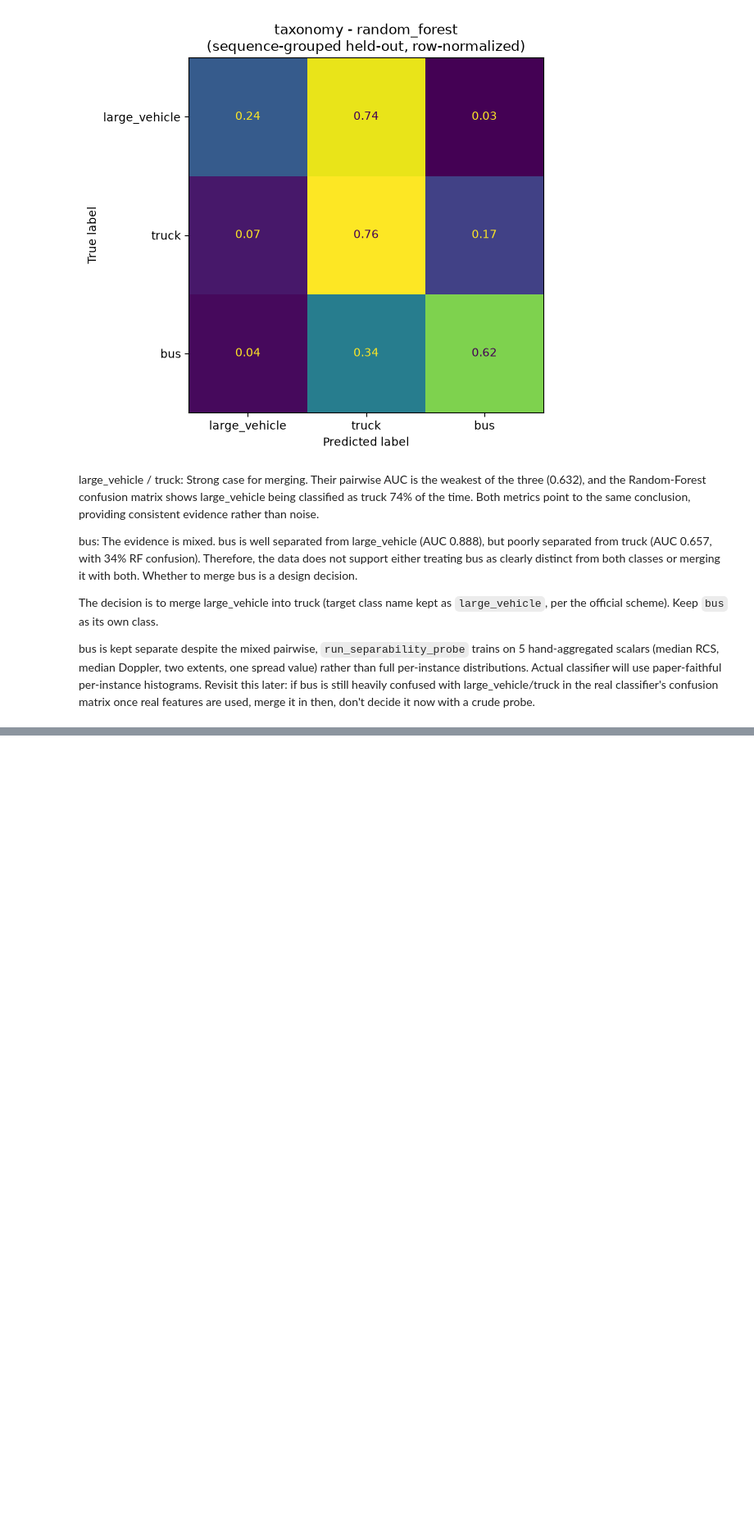
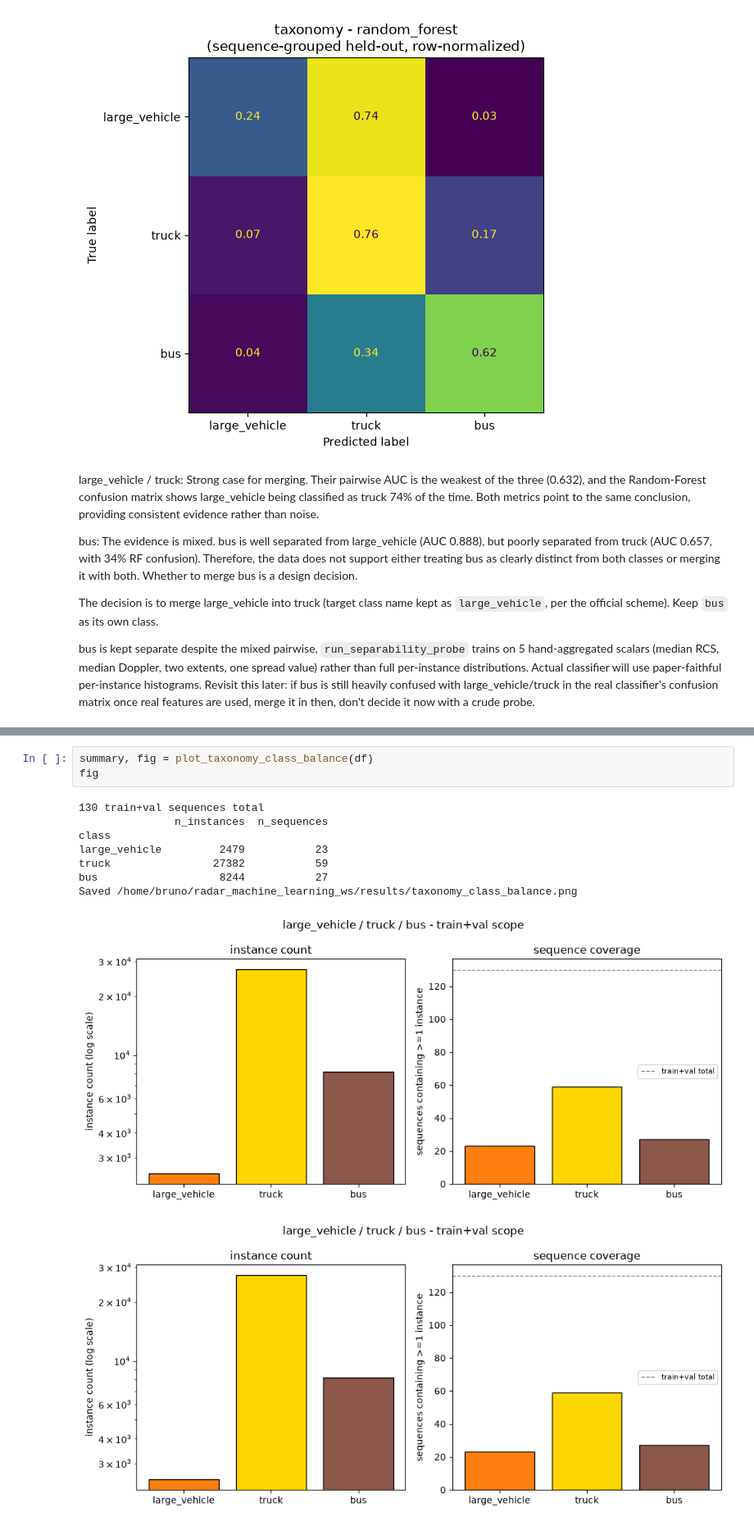
Before and after one commit to brunopinto900/radar-ml-autonomous-driving, a Jupyter notebook: notebooks/data_analysis.ipynb, the cells around one changed output, grey strips where cells are left out. Shown at 82% size. Drawn from its saved outputs; the diff is of its cells as text; blank space fills up the shorter version.

```diff
--- a/notebooks/data_analysis.ipynb
+++ b/notebooks/data_analysis.ipynb
@@ -100,0 +130,13 @@ bus is kept separate despite the mixed pairwise, `run_separability_probe` trains
+# %%
+summary, fig = plot_taxonomy_class_balance(df)
+fig
+# %% [output]
+130 train+val sequences total
+               n_instances  n_sequences
+class
+large_vehicle         2479           23
+truck                27382           59
+bus                   8244           27
+Saved /home/bruno/radar_machine_learning_ws/results/taxonomy_class_balance.png
+[figure, added]
+[figure, added]
```
Also changed, not shown: parts of 8 cells of this notebook, 6 other files.
